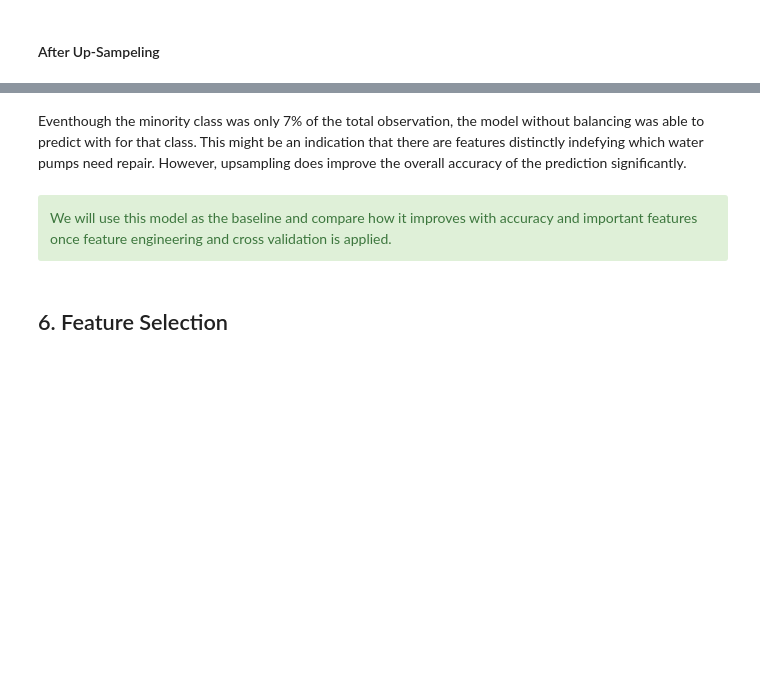
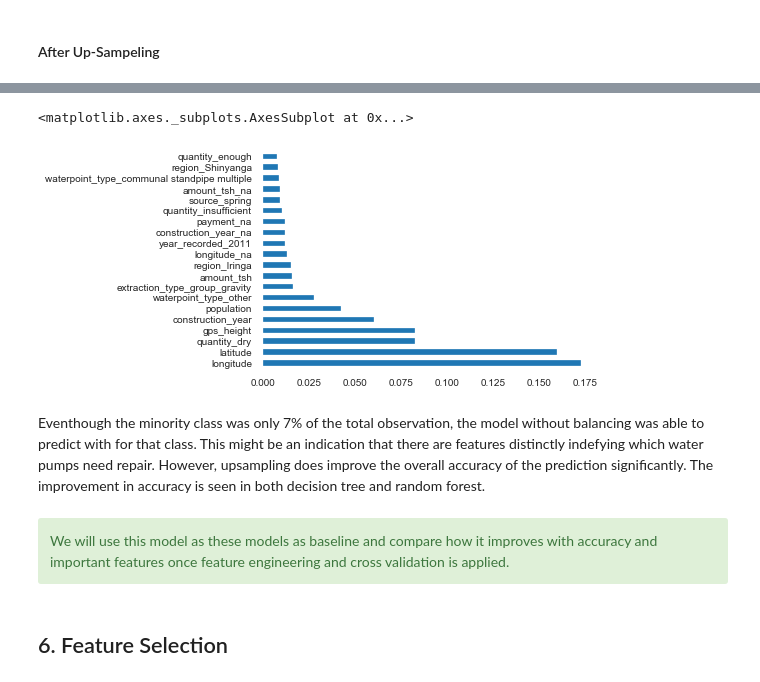
Before and after one commit to amritesh-palani/ML2, a Jupyter notebook: MLII_ GroupD.ipynb, the cells around one changed output, grey strips where cells are left out. Saved outputs shown, nothing was run; the diff lists cells and outputs as text; code cells hidden in the pictures; blank space fills up the shorter version.

```diff
--- a/MLII_ GroupD.ipynb
+++ b/MLII_ GroupD.ipynb
@@ -1088,8 +1117,15 @@ feat_importances.nlargest(20).plot(kind='barh')
+# %%
+feat_importances_tree = pd.Series(tree_baseline.feature_importances_, index=trainset_b.drop(['status_group'],axis=1).columns)
+feat_importances_tree.nlargest(20).plot(kind='barh')
+# %% [output]
+<matplotlib.axes._subplots.AxesSubplot at 0x...>
+[figure, added]
 # %% [markdown]
 Eventhough the minority class was only 7% of the total observation, the model without balancing was able to predict with for that class. This might be an indication that there are features distinctly indefying which water pumps need repair. However, upsampling does improve the overall accuracy of the prediction significantly.
+The improvement in accuracy is seen in both decision tree and random forest.
 # %% [markdown]
 <div class="alert alert-block alert-success">
-We will use this model as the baseline and compare how it improves with accuracy and important features once feature engineering and cross validation is applied.
+We will use this model as these models as baseline and compare how it improves with accuracy and important features once feature engineering and cross validation is applied.
 # %% [markdown]
 ## 6. Feature Selection <a class="anchor" id="sixth-bullet"></a>
 # %% [markdown]
```
Also changed, not shown: parts of 32 cells of this notebook.
